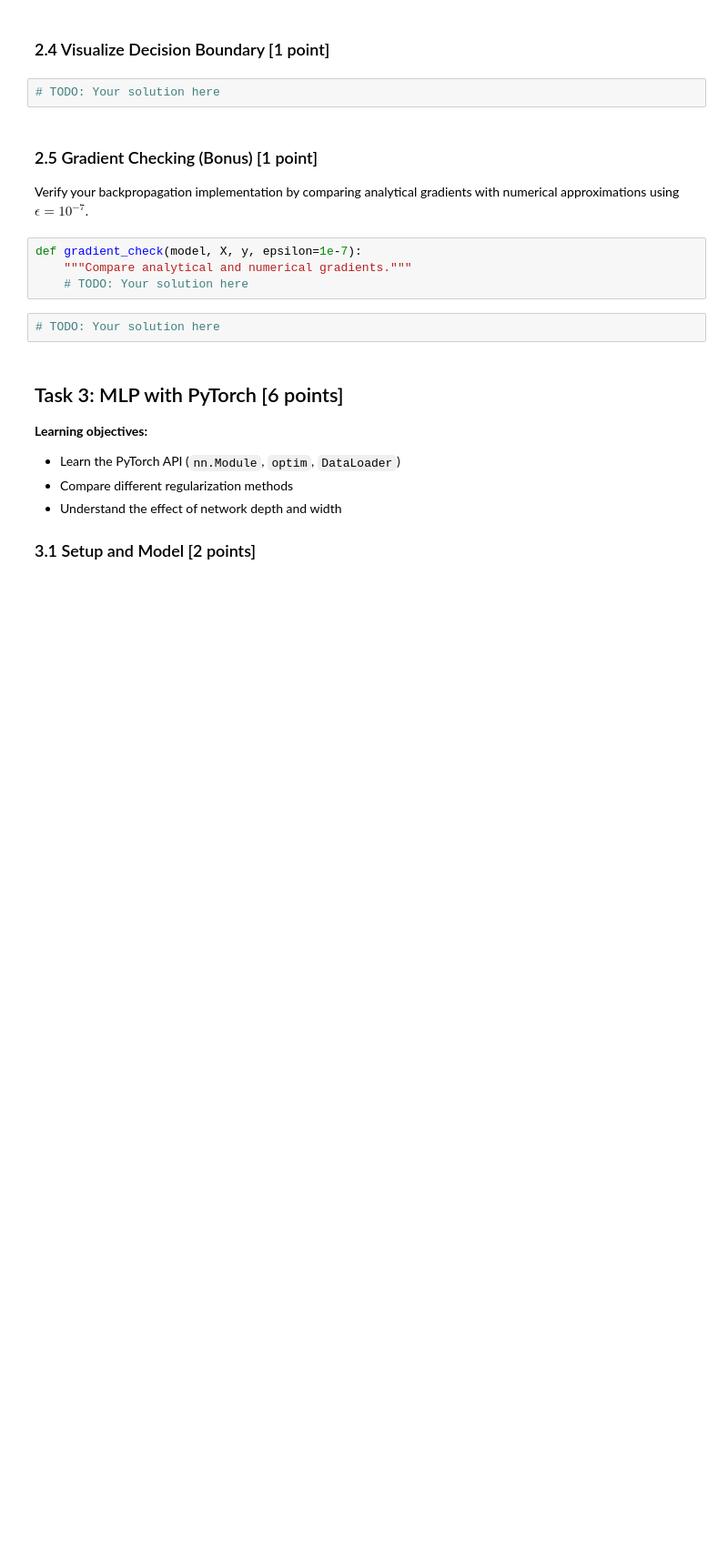
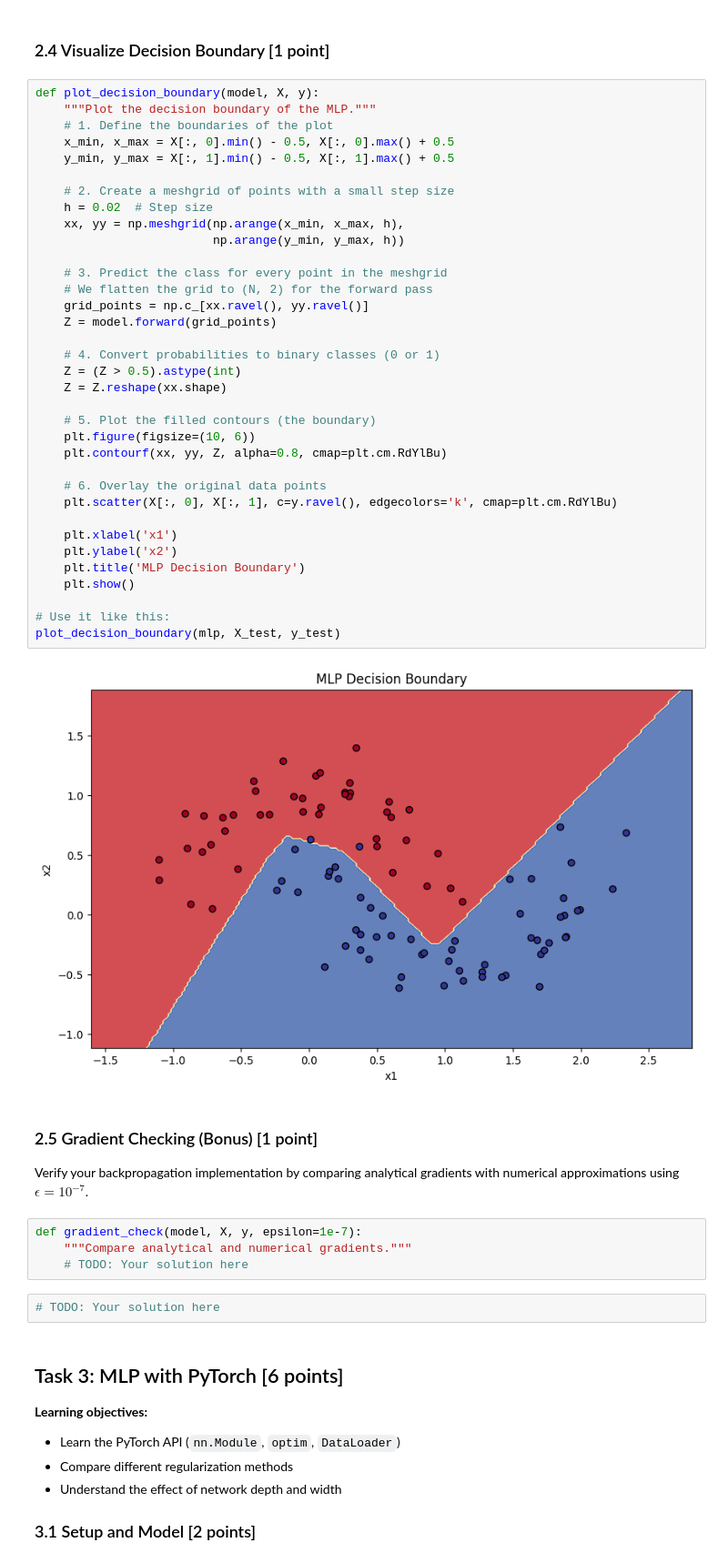
Before and after one commit to MustafaNatur/Introduction-to-Deep-Learning-course, a Jupyter notebook: exercise02-mlp/exercise02-mlp.ipynb, the cells around one changed output. Shown at 91% size. Cells and saved outputs as stored; diff of their text form; blank space fills up the shorter version.

```diff
--- a/exercise02-mlp/exercise02-mlp.ipynb
+++ b/exercise02-mlp/exercise02-mlp.ipynb
@@ -411,7 +411,42 @@ Test Accuracy: 98.00%
 # %% [markdown]
 ### 2.4 Visualize Decision Boundary \[1 point\]
 # %%
-# TODO: Your solution here
+def plot_decision_boundary(model, X, y):
+    """Plot the decision boundary of the MLP."""
+    # 1. Define the boundaries of the plot
+    x_min, x_max = X[:, 0].min() - 0.5, X[:, 0].max() + 0.5
+    y_min, y_max = X[:, 1].min() - 0.5, X[:, 1].max() + 0.5
+
+    # 2. Create a meshgrid of points with a small step size
+    h = 0.02  # Step size
+    xx, yy = np.meshgrid(np.arange(x_min, x_max, h),
+                         np.arange(y_min, y_max, h))
+
+    # 3. Predict the class for every point in the meshgrid
+    # We flatten the grid to (N, 2) for the forward pass
+    grid_points = np.c_[xx.ravel(), yy.ravel()]
+    Z = model.forward(grid_points)
+
+    # 4. Convert probabilities to binary classes (0 or 1)
+    Z = (Z > 0.5).astype(int)
+    Z = Z.reshape(xx.shape)
+
+    # 5. Plot the filled contours (the boundary)
+    plt.figure(figsize=(10, 6))
+    plt.contourf(xx, yy, Z, alpha=0.8, cmap=plt.cm.RdYlBu)
+
+    # 6. Overlay the original data points
+    plt.scatter(X[:, 0], X[:, 1], c=y.ravel(), edgecolors='k', cmap=plt.cm.RdYlBu)
+
+    plt.xlabel('x1')
+    plt.ylabel('x2')
+    plt.title('MLP Decision Boundary')
+    plt.show()
+
+# Use it like this:
+plot_decision_boundary(mlp, X_test, y_test)
+# %% [output]
+[figure, added]
 # %% [markdown]
 ### 2.5 Gradient Checking (Bonus) \[1 point\]
 
```
Also changed, not shown: parts of 1 cell of this notebook.
